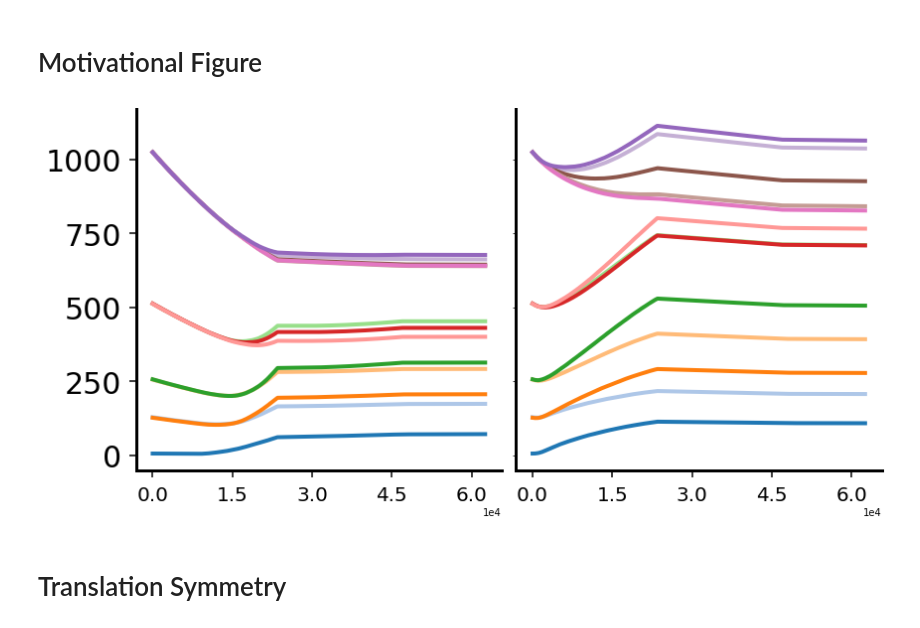
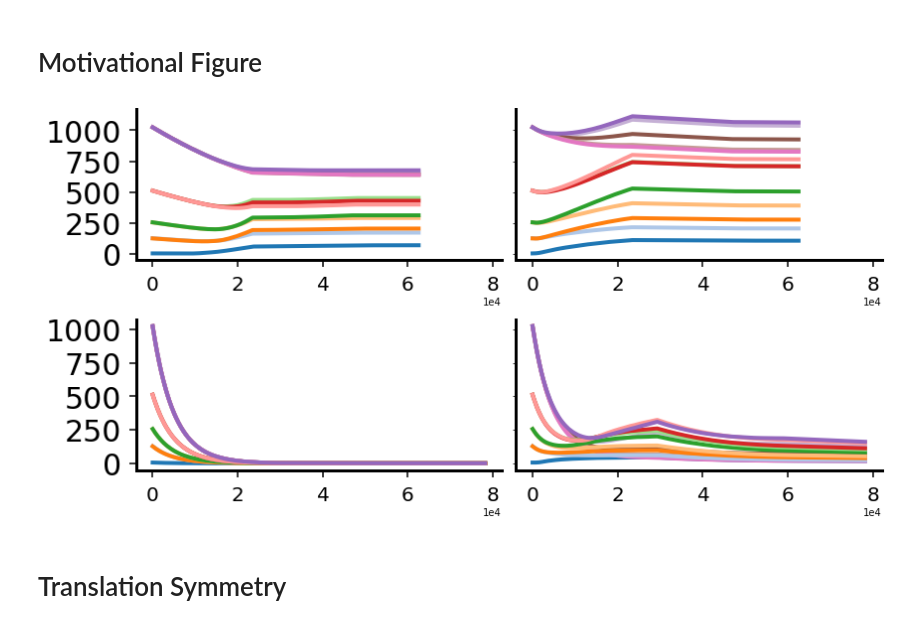
Before and after one commit to danielkunin/neural-mechanics, a Jupyter notebook: notebooks/plots.ipynb, the cells around one changed output. Drawn from its saved outputs; the diff is of its cells as text; code cells hidden in the pictures.

```diff
--- a/notebooks/plots.ipynb
+++ b/notebooks/plots.ipynb
@@ -66,38 +66,38 @@ args = {
     "experiment": "lr_drops",
     "visualization": "scale"
 }
-fig, axs = plt.subplots(1, 2, figsize=(12, 6), sharex='col', sharey='row')
+fig, axs = plt.subplots(2, 2, figsize=(12, 6), sharex='col', sharey='row')
 lr, wd = 0.01, 0.0
-for i, expid in enumerate(["vgg16", "vgg16_bn"]):
+for i, expid in enumerate(["vgg16", "vgg16_bn", "vgg16_e200_lr1_wd3", "vgg16_bn_e200_lr1_wd3"]):
 
         # plot data
-        ax = axs[i]
+        ax = axs[i//2, i%2]
         args['expid'] = f"{expid}"
         steps, empirical, theoretical = load(args)
         plot(steps, empirical, None, ax, layer_wise=True)
 
         # tick params and axis labels
-        if i == 0:
+        if i%2 == 0:
             ax.tick_params(axis="y", which="both", bottom=True, top=False,
                            labelbottom=True, left=True, right=False,
                            labelleft=True,direction='out',length=7,width=1.5,pad=8,labelsize=30)
             ax.yaxis.set_major_locator(plt.MaxNLocator(5))
         ax.tick_params(axis="x", which="both", bottom=True, top=False,
                        labelbottom=True, left=True, right=False,
                        labelleft=True,direction='out',length=7,width=1.5,pad=8,
                        labelsize=20)
         ax.xaxis.set_major_locator(plt.MaxNLocator(5))
         ax.ticklabel_format(axis="x", style="sci", scilimits=(0,0))
 
         # boundary
         ax.spines['right'].set_visible(False)
         ax.spines['top'].set_visible(False)
         for dir in ["top", "bottom", "right", "left"]:
             ax.spines[dir].set_linewidth(3)
 
 plt.tight_layout()
 # %% [output]
-[figure, old version]
+[figure, new version]
 # %% [markdown]
 # Translation Symmetry
 # %% [markdown]
```
Also changed, not shown: parts of 4 cells of this notebook, 8 other files.
